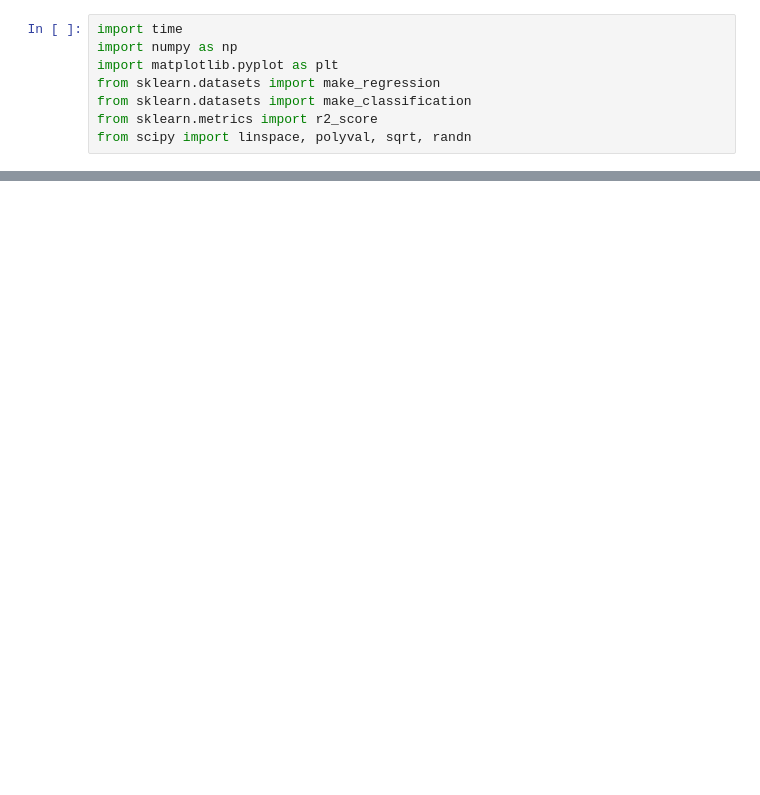
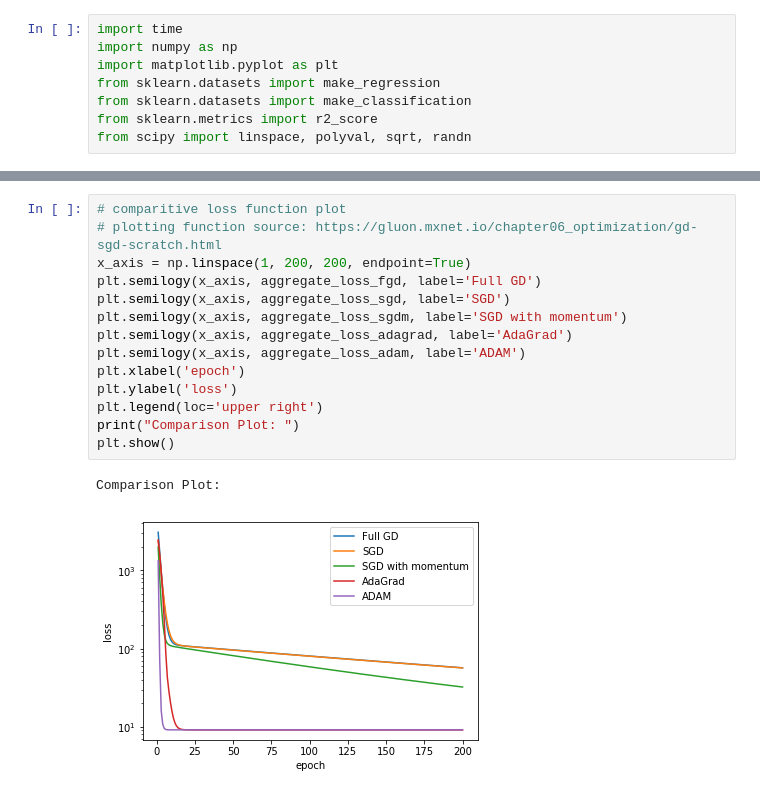
Before and after one commit to lucky-genius/mlassign2, a Jupyter notebook: Q1.ipynb, the cells around one changed output, grey strips where cells are left out. Drawn from its saved outputs; the diff is of its cells as text; blank space fills up the shorter version.

Commit message:
adagrad and adam

```diff
--- a/Q1.ipynb
+++ b/Q1.ipynb
@@ -164,0 +284,17 @@ Plot:
+# %%
+# comparitive loss function plot
+# plotting function source: https://gluon.mxnet.io/chapter06_optimization/gd-sgd-scratch.html
+x_axis = np.linspace(1, 200, 200, endpoint=True)
+plt.semilogy(x_axis, aggregate_loss_fgd, label='Full GD')
+plt.semilogy(x_axis, aggregate_loss_sgd, label='SGD')
+plt.semilogy(x_axis, aggregate_loss_sgdm, label='SGD with momentum')
+plt.semilogy(x_axis, aggregate_loss_adagrad, label='AdaGrad')
+plt.semilogy(x_axis, aggregate_loss_adam, label='ADAM')
+plt.xlabel('epoch')
+plt.ylabel('loss')
+plt.legend(loc='upper right')
+print("Comparison Plot: ")
+plt.show()
+# %% [output]
+Comparison Plot:
+[figure, added]
```
Also changed, not shown: parts of 6 cells of this notebook.
